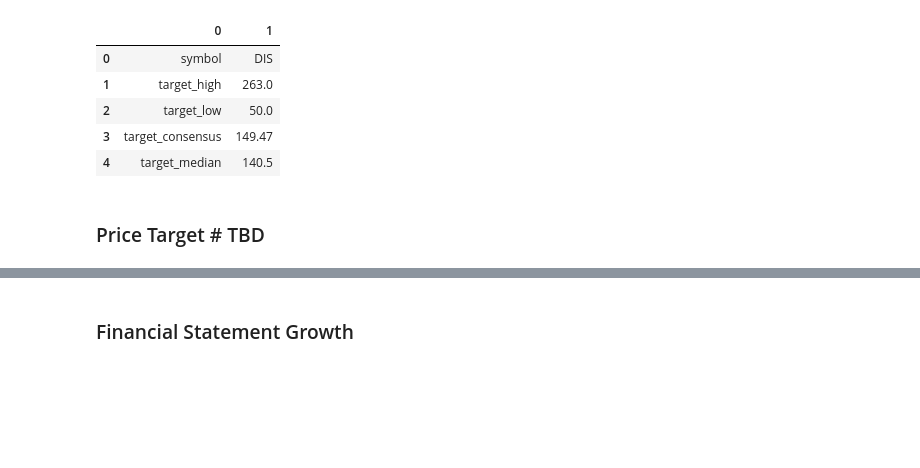
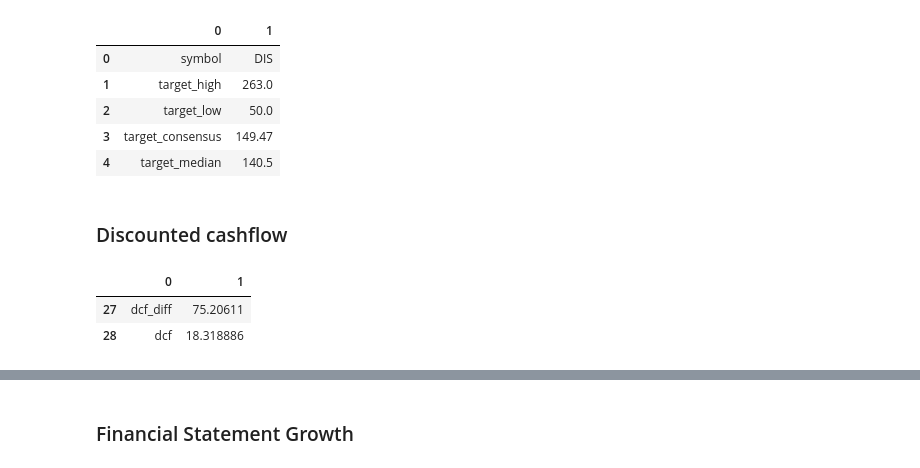
Before and after one commit to mmistroni/OpenBB_Experiments, a Jupyter notebook: OpenBBFinancialAnalysis.ipynb, the cells around one changed output, grey strips where cells are left out. Drawn from its saved outputs; the diff is of its cells as text; code cells hidden in the pictures; blank space fills up the shorter version.

```diff
--- a/OpenBBFinancialAnalysis.ipynb
+++ b/OpenBBFinancialAnalysis.ipynb
@@ -375,5 +378,12 @@ obb.equity.estimates.consensus(symbol=TICKER)
 | 2 | target_low | 50.0 |
 | 3 | target_consensus | 149.47 |
 | 4 | target_median | 140.5 |
-# %% [markdown]
-### Price Target # TBD
+# %% [markdown]
+### Discounted cashflow
+# %%
+ov_df = obb.equity.fundamental.overview(symbol=TICKER)
+ov_df[ov_df[0].isin(['dcf', 'dcf_diff'])]
+# %% [output]
+|  | 0 | 1 |
+| 27 | dcf_diff | 75.20611 |
+| 28 | dcf | 18.318886 |
```
Also changed, not shown: parts of 8 cells of this notebook.
